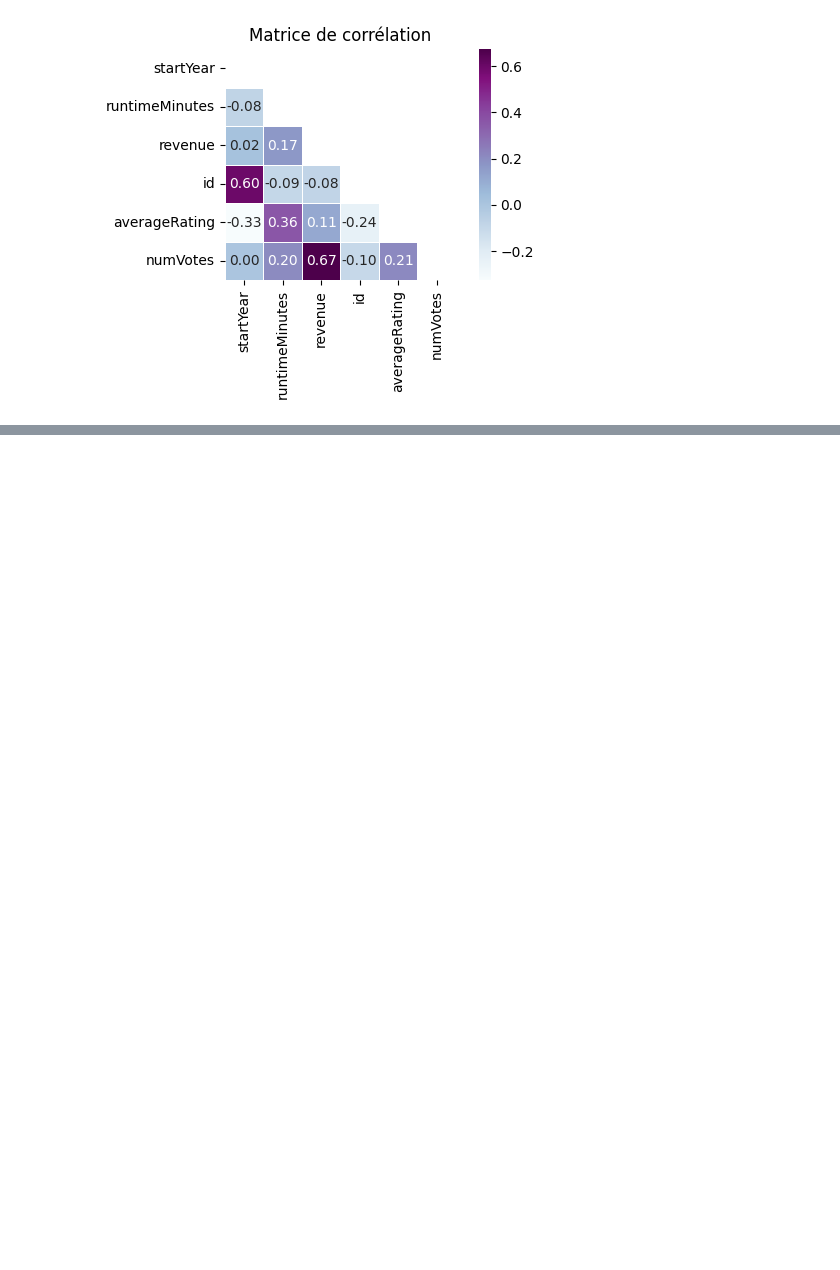
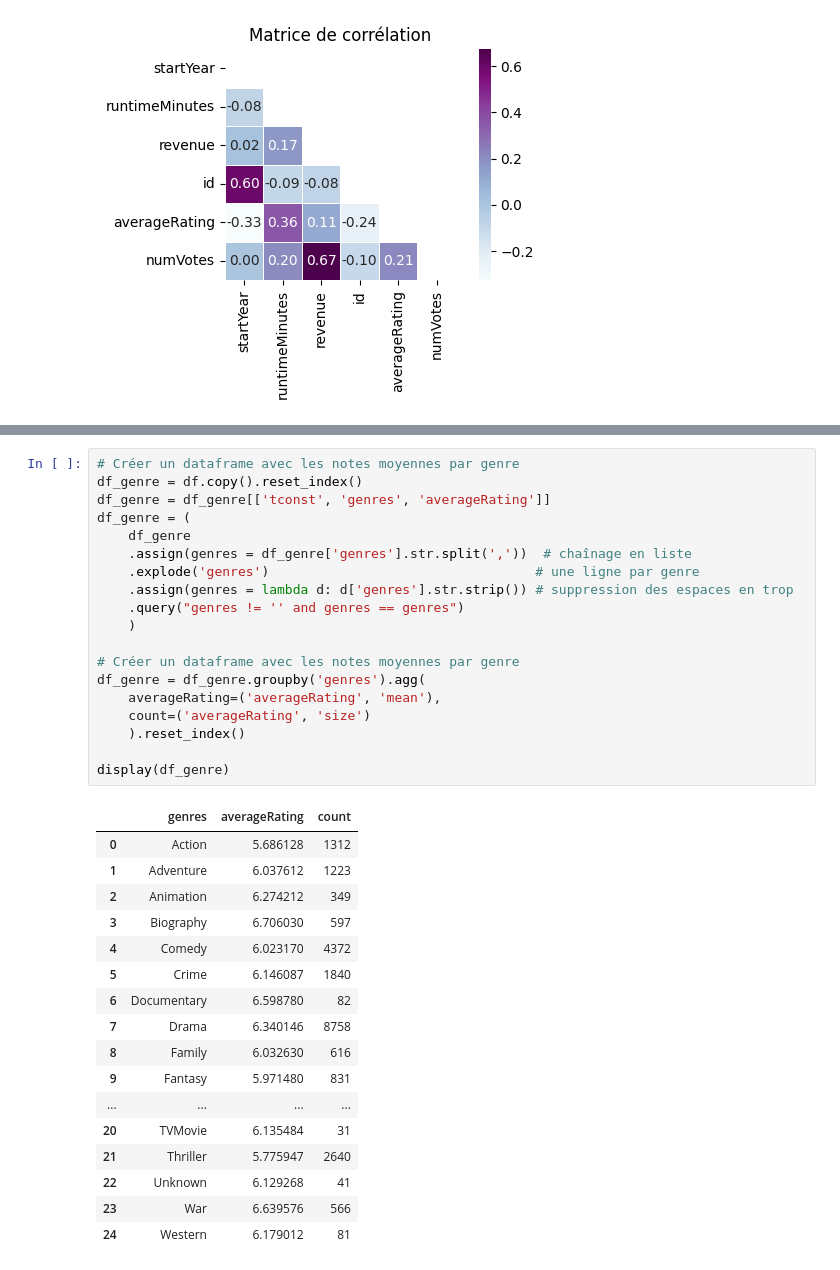
Before and after one commit to Idumii/WildCodeSchool-Projet2, a Jupyter notebook: analyse.ipynb, the cells around one changed output, grey strips where cells are left out. Drawn from its saved outputs; the diff is of its cells as text; blank space fills up the shorter version.

```diff
--- a/analyse.ipynb
+++ b/analyse.ipynb
@@ -107,0 +124,37 @@ plt.show()
+# %%
+# Créer un dataframe avec les notes moyennes par genre
+df_genre = df.copy().reset_index()
+df_genre = df_genre[['tconst', 'genres', 'averageRating']]
+df_genre = (
+    df_genre
+    .assign(genres = df_genre['genres'].str.split(','))  # chaînage en liste
+    .explode('genres')                                  # une ligne par genre
+    .assign(genres = lambda d: d['genres'].str.strip()) # suppression des espaces en trop
+    .query("genres != '' and genres == genres")
+    )
+
+# Créer un dataframe avec les notes moyennes par genre
+df_genre = df_genre.groupby('genres').agg(
+    averageRating=('averageRating', 'mean'),
+    count=('averageRating', 'size')
+    ).reset_index()
+
+display(df_genre)
+# %% [output]
+|  | genres | averageRating | count |
+| 0 | Action | 5.686128 | 1312 |
+| 1 | Adventure | 6.037612 | 1223 |
+| 2 | Animation | 6.274212 | 349 |
+| 3 | Biography | 6.706030 | 597 |
+| 4 | Comedy | 6.023170 | 4372 |
+| 5 | Crime | 6.146087 | 1840 |
+| 6 | Documentary | 6.598780 | 82 |
+| 7 | Drama | 6.340146 | 8758 |
+| 8 | Family | 6.032630 | 616 |
+| 9 | Fantasy | 5.971480 | 831 |
+| ... | ... | ... | ... |
+| 20 | TVMovie | 6.135484 | 31 |
+| 21 | Thriller | 5.775947 | 2640 |
+| 22 | Unknown | 6.129268 | 41 |
+| 23 | War | 6.639576 | 566 |
+| 24 | Western | 6.179012 | 81 |
```
Also changed, not shown: parts of 5 cells of this notebook.
